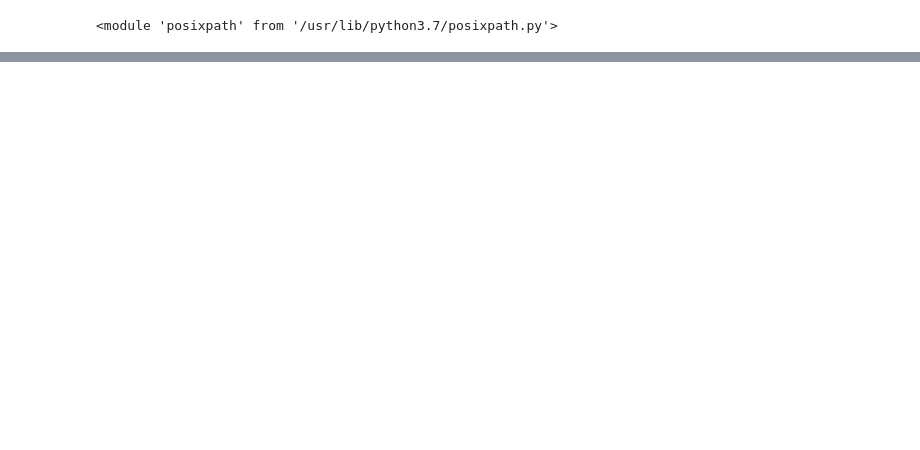
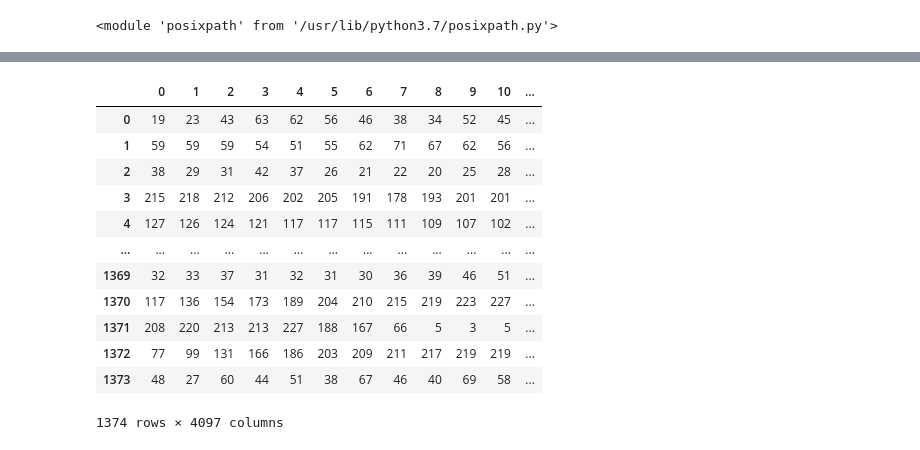
Before and after one commit to harsh-ux/PRML-Mask-Detection, a Jupyter notebook: mask.ipynb, the cells around one changed output, grey strips where cells are left out. Saved outputs shown, nothing was run; the diff lists cells and outputs as text; code cells hidden in the pictures; blank space fills up the shorter version.

```diff
--- a/mask.ipynb
+++ b/mask.ipynb
@@ -35,0 +90,7 @@ print(nomask_img[:10])
+# %%
+print(data_mask[900])
+label = 1
+ime = cv2.imread(data_mask[900])
+ime = cv2.cvtColor(ime, cv2.COLOR_BGR2GRAY)
+ime = cv2.resize(ime, (64,64))
+ime = ime.flatten()
@@ -35,0 +100,17 @@ print(nomask_img[:10])
+# %%
+dataset = []
+labels = []
+from keras.preprocessing import image
+for i in data_mask:
+  print(i)
+  label = 1
+  ime = cv2.imread(i)
+  if(ime is not None):
+    ime = cv2.cvtColor(ime, cv2.COLOR_BGR2GRAY)
+    ime = cv2.resize(ime, (64,64))
+    ime = ime.flatten()
+    dataset.append(ime)
+    labels.append(label)
+  # ime = image.load_img(i, target_size=(64, 64))
+  # ime = image.img_to_array(ime)
+  # ime = preprocess_input(ime)
@@ -35,0 +199,20 @@ print(nomask_img[:10])
+# %%
+mask_df = pd.DataFrame(data=dataset)
+# %%
+mask_df['Label'] = labels
+# %%
+mask_df
+# %% [output]
+|  | 0 | 1 | 2 | 3 | 4 | 5 | 6 | 7 | 8 | 9 | 10 | ... |
+| 0 | 19 | 23 | 43 | 63 | 62 | 56 | 46 | 38 | 34 | 52 | 45 | ... |
+| 1 | 59 | 59 | 59 | 54 | 51 | 55 | 62 | 71 | 67 | 62 | 56 | ... |
+| 2 | 38 | 29 | 31 | 42 | 37 | 26 | 21 | 22 | 20 | 25 | 28 | ... |
+| 3 | 215 | 218 | 212 | 206 | 202 | 205 | 191 | 178 | 193 | 201 | 201 | ... |
+| 4 | 127 | 126 | 124 | 121 | 117 | 117 | 115 | 111 | 109 | 107 | 102 | ... |
+| ... | ... | ... | ... | ... | ... | ... | ... | ... | ... | ... | ... | ... |
+| 1369 | 32 | 33 | 37 | 31 | 32 | 31 | 30 | 36 | 39 | 46 | 51 | ... |
+| 1370 | 117 | 136 | 154 | 173 | 189 | 204 | 210 | 215 | 219 | 223 | 227 | ... |
+| 1371 | 208 | 220 | 213 | 213 | 227 | 188 | 167 | 66 | 5 | 3 | 5 | ... |
+| 1372 | 77 | 99 | 131 | 166 | 186 | 203 | 209 | 211 | 217 | 219 | 219 | ... |
+| 1373 | 48 | 27 | 60 | 44 | 51 | 38 | 67 | 46 | 40 | 69 | 58 | ... |
+1374 rows × 4097 columns
```
Also changed, not shown: parts of 22 cells of this notebook.
